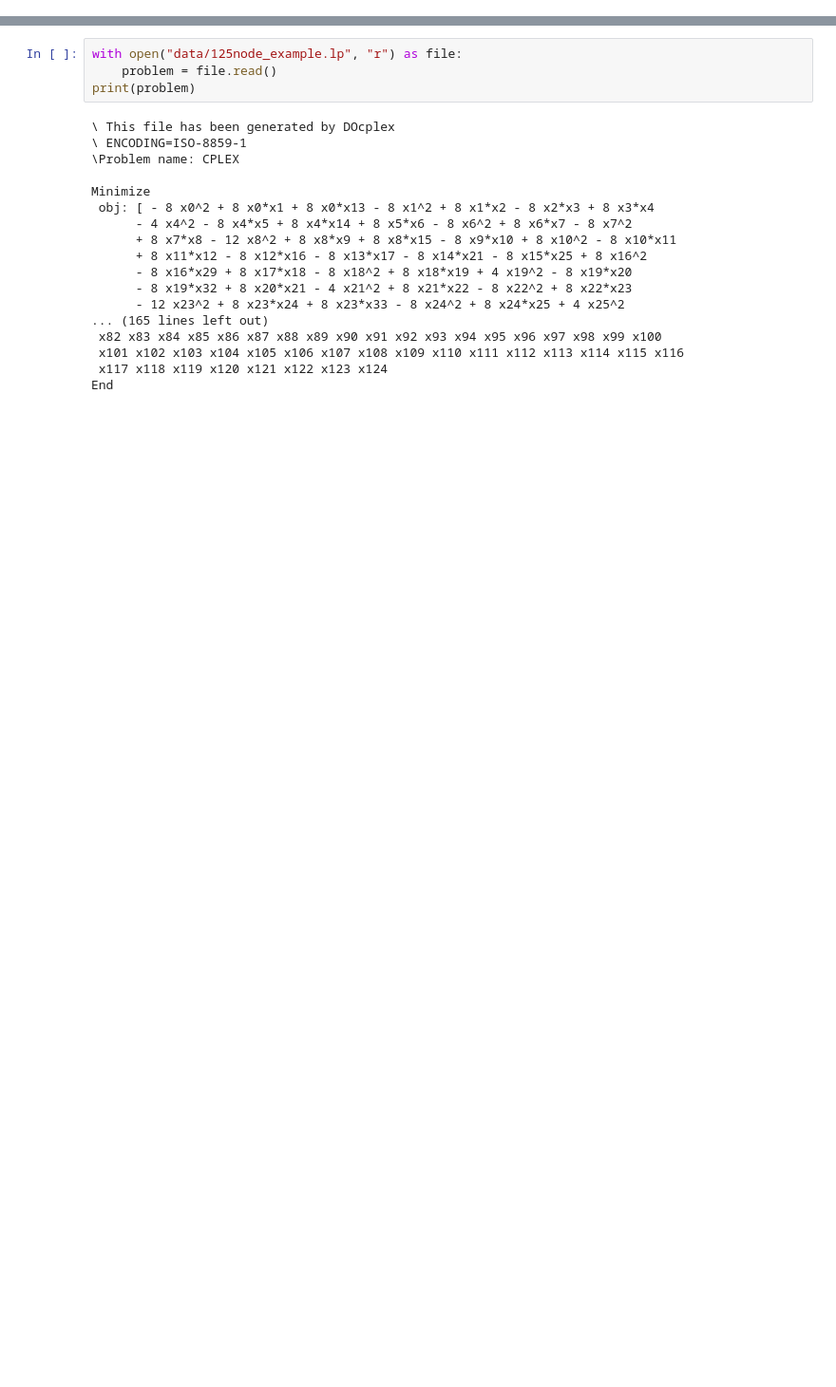
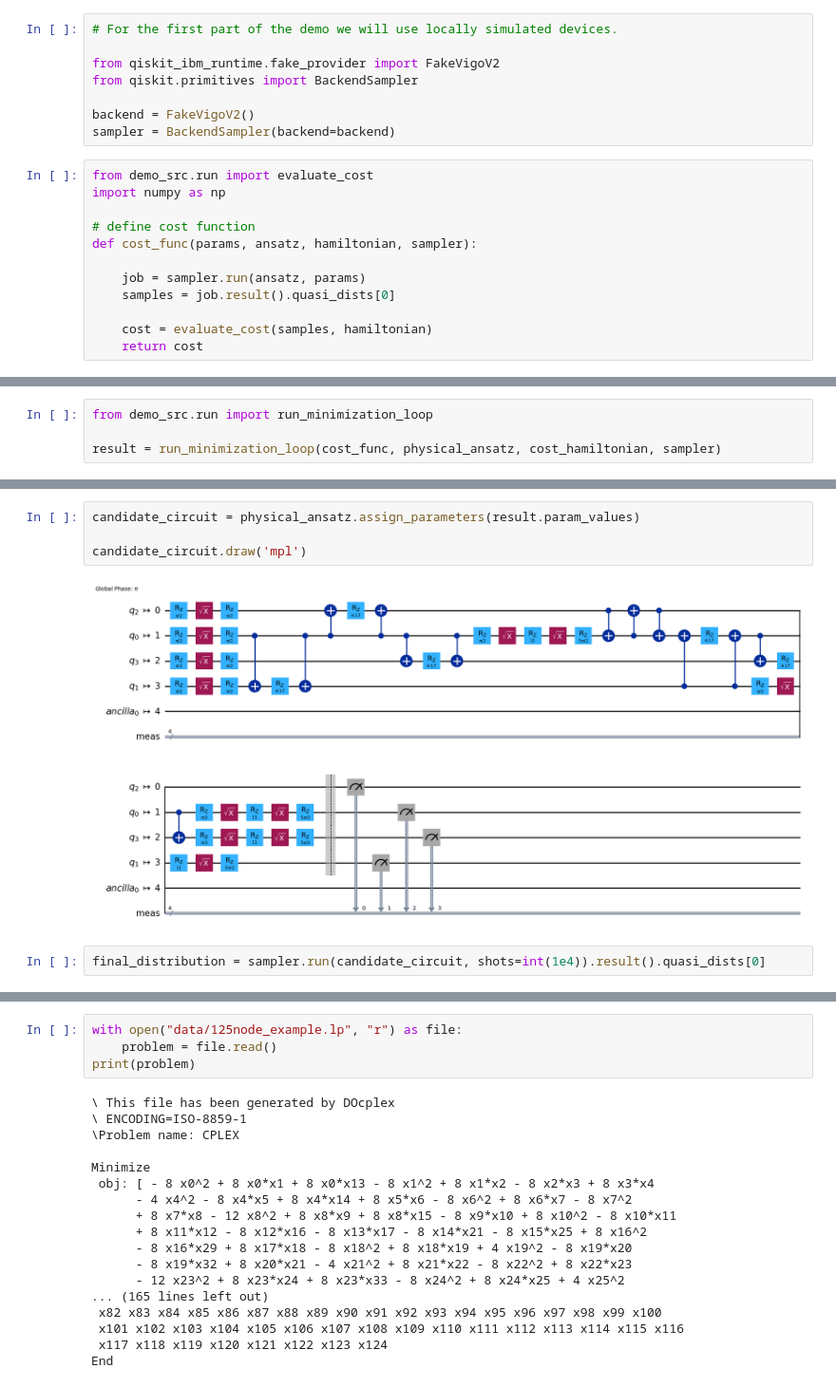
Before and after one commit to qiskit-community/qopt-best-practices, a Jupyter notebook: how_tos/qiskit_patterns.ipynb, the cells around one changed output, grey strips where cells are left out. Shown at 95% size. Saved outputs shown, nothing was run; the diff lists cells and outputs as text; blank space fills up the shorter version.

```diff
--- a/how_tos/qiskit_patterns.ipynb
+++ b/how_tos/qiskit_patterns.ipynb
@@ -38,0 +163,20 @@ Classical optimization problems and be stored and represented in a LP as shown b
+# %%
+# For the first part of the demo we will use locally simulated devices.
+
+from qiskit_ibm_runtime.fake_provider import FakeVigoV2
+from qiskit.primitives import BackendSampler
+
+backend = FakeVigoV2()
+sampler = BackendSampler(backend=backend)
+# %%
+from demo_src.run import evaluate_cost
+import numpy as np
+
+# define cost function
+def cost_func(params, ansatz, hamiltonian, sampler):
+
+    job = sampler.run(ansatz, params)
+    samples = job.result().quasi_dists[0]
+
+    cost = evaluate_cost(samples, hamiltonian)
+    return cost
@@ -38,0 +185,4 @@ Classical optimization problems and be stored and represented in a LP as shown b
+# %%
+from demo_src.run import run_minimization_loop
+
+result = run_minimization_loop(cost_func, physical_ansatz, cost_hamiltonian, sampler)
@@ -38,0 +205,8 @@ Classical optimization problems and be stored and represented in a LP as shown b
+# %%
+candidate_circuit = physical_ansatz.assign_parameters(result.param_values)
+
+candidate_circuit.draw('mpl')
+# %% [output]
+[figure, added]
+# %%
+final_distribution = sampler.run(candidate_circuit, shots=int(1e4)).result().quasi_dists[0]
```
Also changed, not shown: parts of 54 cells of this notebook, 5 other files.
